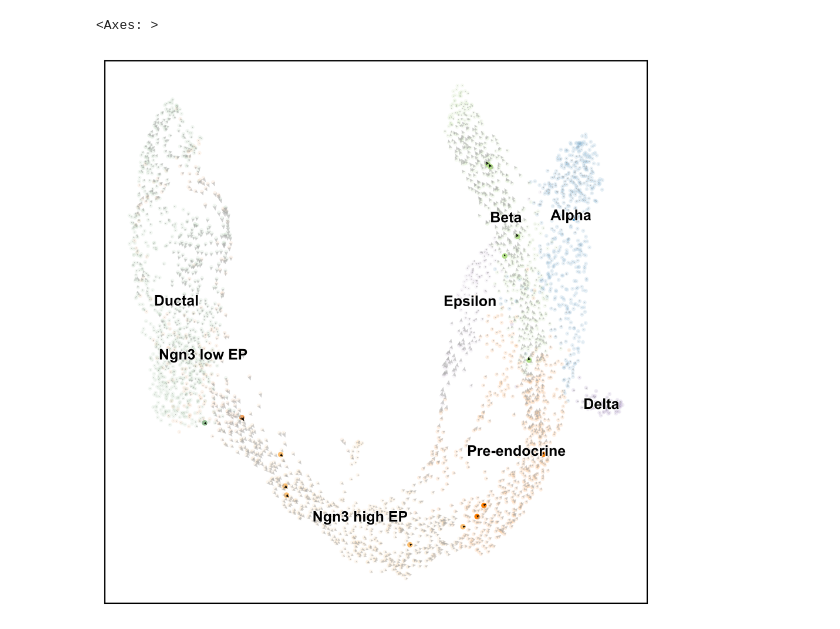
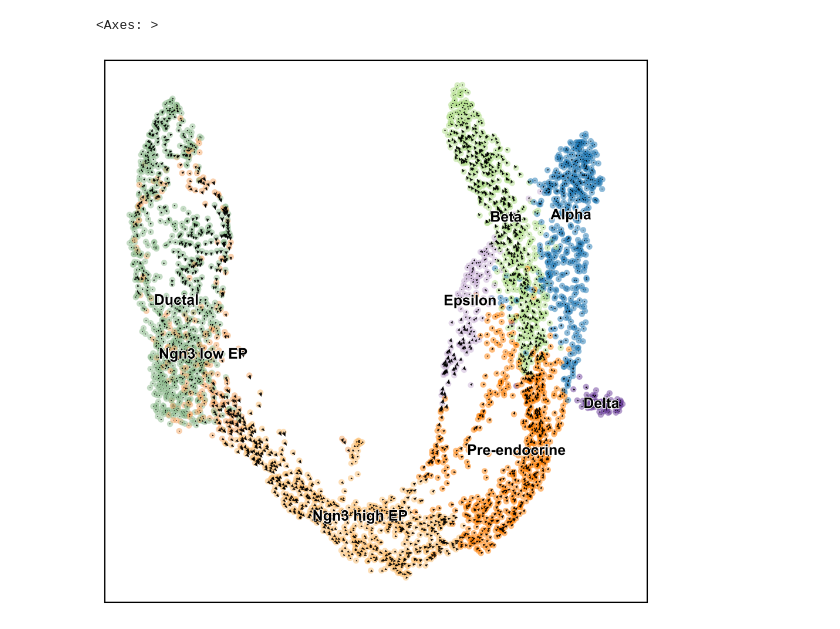
Before and after one commit to mackelab/velocity-hypothesis-test, a Jupyter notebook: notebooks/fig1_pancreas-single_test.ipynb, the cells around one changed output. Drawn from its saved outputs; the diff is of its cells as text; code cells hidden in the pictures.

```diff
--- a/notebooks/fig1_pancreas-single_test.ipynb
+++ b/notebooks/fig1_pancreas-single_test.ipynb
@@ -47,0 +38,2 @@ Dropping all the genes which are not velocity genes. 1038 genes left.
+# %%
+adata_scvelo = adata.copy()
@@ -48,12 +53,13 @@ Dropping all the genes which are not velocity genes. 1038 genes left.
+# %%
+adata.obsm["velocity_scvelo"] = adata_scvelo.obsm["velocity_umap"].copy()
 # %%
-# Plotting
 import matplotlib as mpl
 mpl.rc_file("../matplotlibrc-embeddings")
 
 color_dict = dict(zip(adata.obs["clusters"].cat.categories, adata.uns["clusters_colors"]))
 labels = adata.obs["clusters"]
 
-arrow_plot(adata.obsm['X_umap'], adata.obsm['X_umap']+adata.obsm['velocity_umap'], uncorrected_p_values, h0_rejected, labels=labels, label_colormap=color_dict)
+arrow_plot(adata.obsm['X_umap'], adata.obsm['X_umap'] + adata.obsm['velocity_scvelo'], labels=labels, label_colormap=color_dict)
 # %% [output]
 <Axes: >
-[figure, old version]
+[figure, new version]
```
Also changed, not shown: parts of 32 cells of this notebook.
